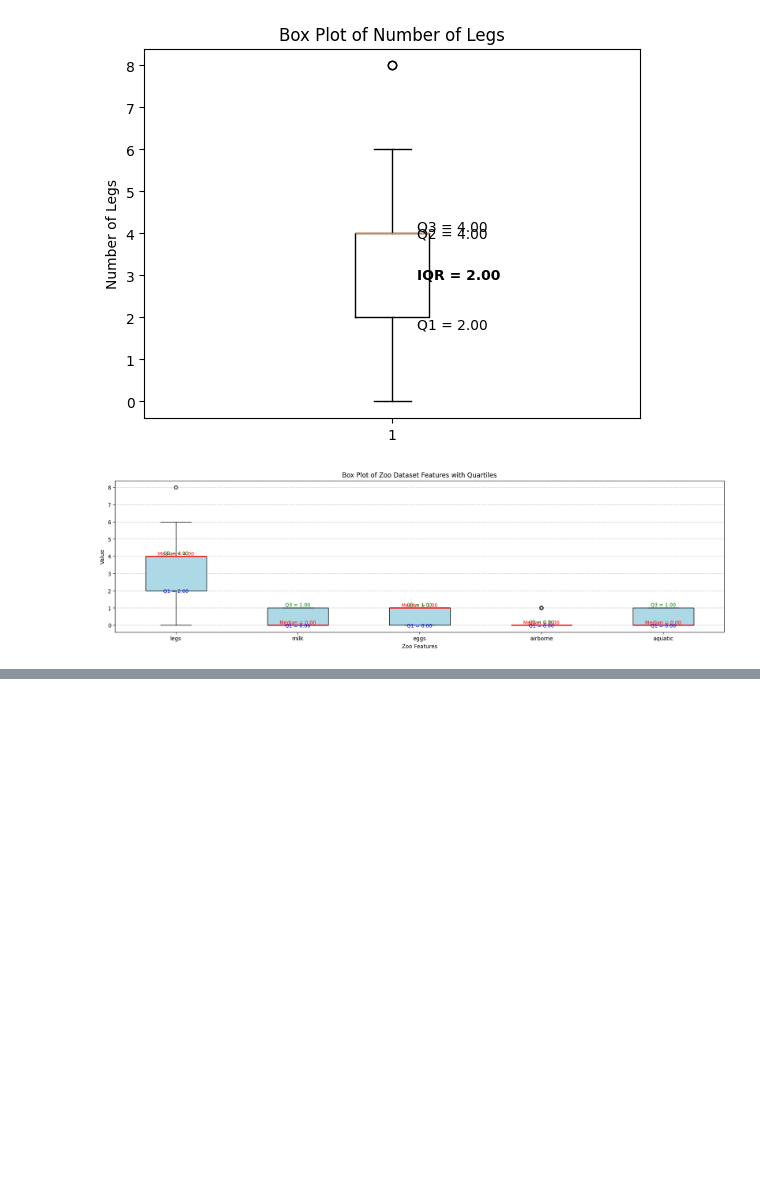
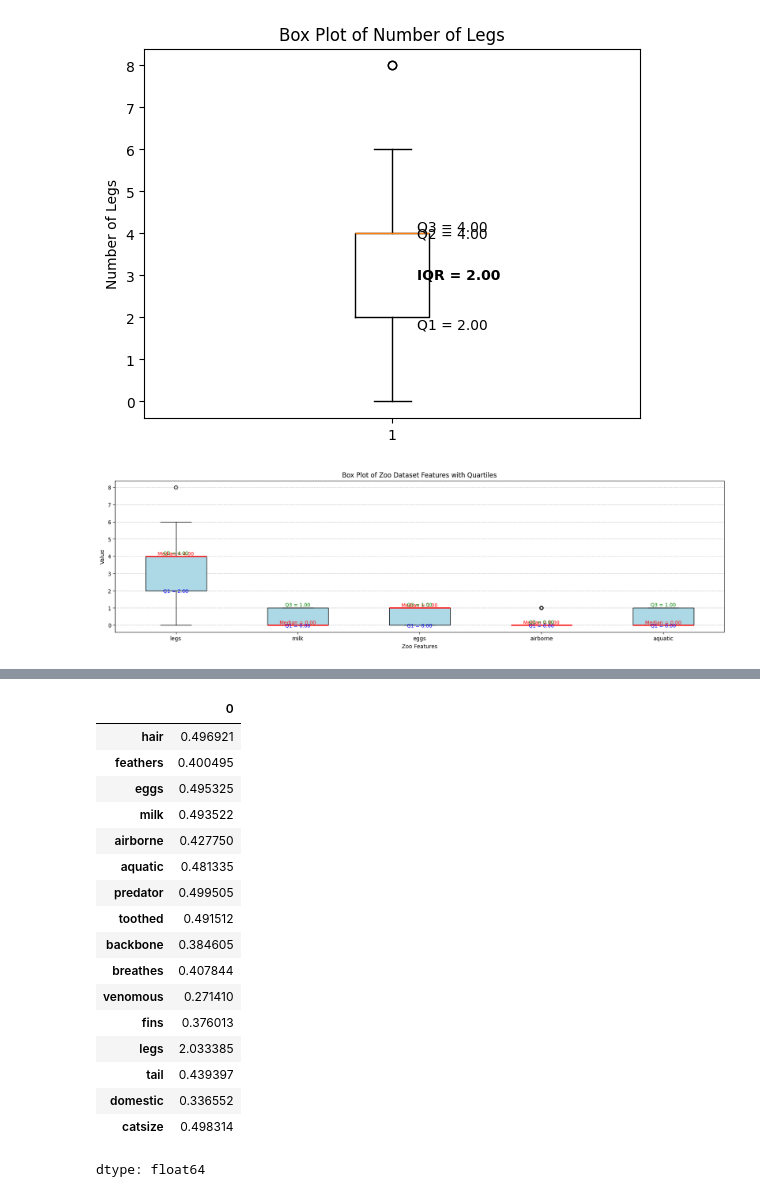
Before and after one commit to deekshasoota/ML-lab-project, a Jupyter notebook: basicdataanalysisusingnumpypandas.ipynb, the cells around one changed output, grey strips where cells are left out. Cells and saved outputs as stored; diff of their text form; code cells hidden in the pictures; blank space fills up the shorter version.

```diff
--- a/basicdataanalysisusingnumpypandas.ipynb
+++ b/basicdataanalysisusingnumpypandas.ipynb
@@ -403,0 +485,21 @@ plt.show()
+# %%
+df.std(numeric_only=True)
+# %% [output]
+|  | 0 |
+| hair | 0.496921 |
+| feathers | 0.400495 |
+| eggs | 0.495325 |
+| milk | 0.493522 |
+| airborne | 0.427750 |
+| aquatic | 0.481335 |
+| predator | 0.499505 |
+| toothed | 0.491512 |
+| backbone | 0.384605 |
+| breathes | 0.407844 |
+| venomous | 0.271410 |
+| fins | 0.376013 |
+| legs | 2.033385 |
+| tail | 0.439397 |
+| domestic | 0.336552 |
+| catsize | 0.498314 |
+dtype: float64
```
Also changed, not shown: parts of 15 cells of this notebook.
